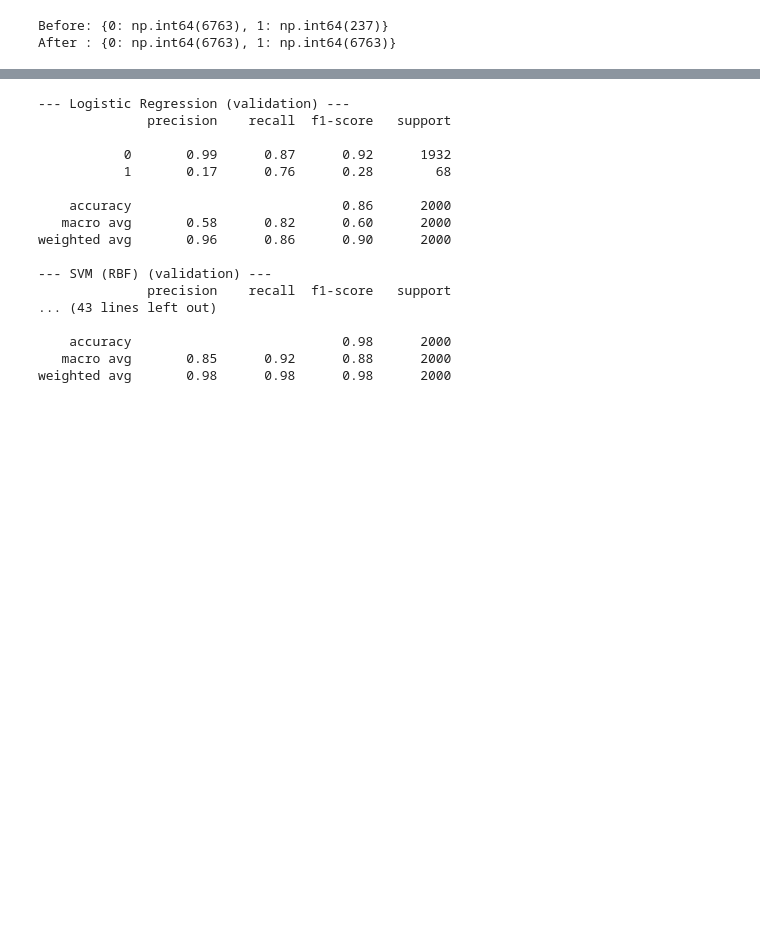
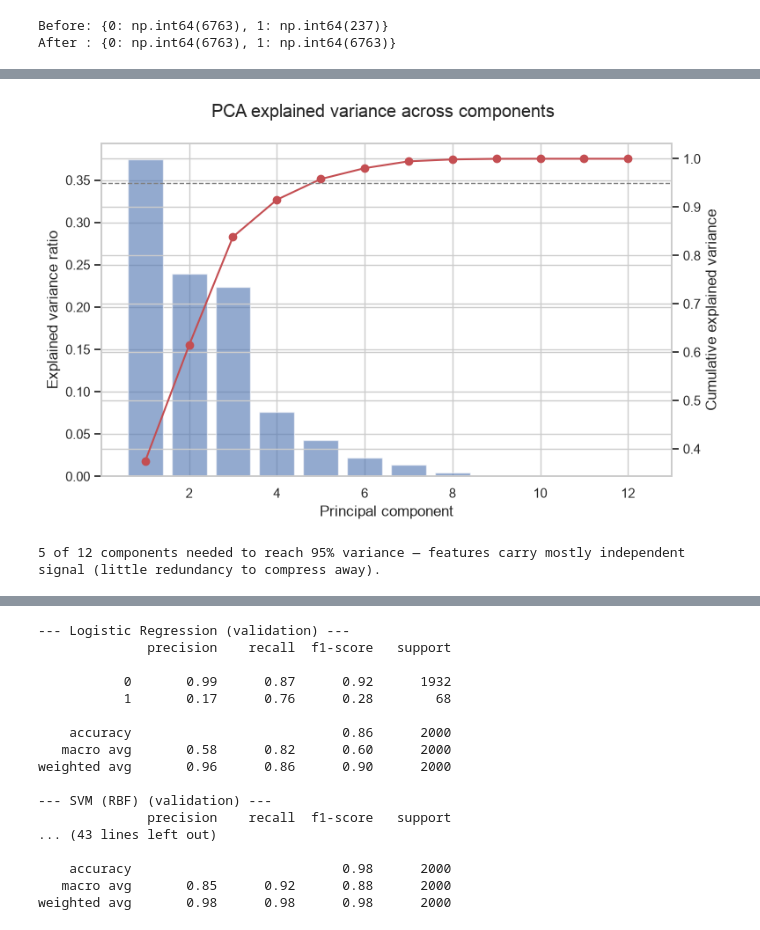
Before and after one commit to kowshik24/glowing-broccoli, a Jupyter notebook: notebooks/Exploratory-Data-Analysis.ipynb, the cells around one changed output, grey strips where cells are left out. Saved outputs shown, nothing was run; the diff lists cells and outputs as text; code cells hidden in the pictures; blank space fills up the shorter version.

```diff
--- a/notebooks/Exploratory-Data-Analysis.ipynb
+++ b/notebooks/Exploratory-Data-Analysis.ipynb
@@ -439,0 +449,23 @@ After : {0: np.int64(6763), 1: np.int64(6763)}
+# %%
+pca_full = PCA(random_state=RANDOM_STATE)
+pca_full.fit(X_train_proc)
+explained = pca_full.explained_variance_ratio_
+cumulative = np.cumsum(explained)
+
+fig, ax1 = plt.subplots(figsize=(8, 5))
+ax1.bar(range(1, len(explained) + 1), explained, alpha=0.6, color='#4C72B0', label='per-component')
+ax1.set_xlabel('Principal component')
+ax1.set_ylabel('Explained variance ratio')
+ax2 = ax1.twinx()
+ax2.plot(range(1, len(cumulative) + 1), cumulative, color='#C44E52', marker='o', label='cumulative')
+ax2.axhline(0.95, color='gray', linestyle='--', linewidth=1)
+ax2.set_ylabel('Cumulative explained variance')
+fig.suptitle('PCA explained variance across components')
+fig.tight_layout()
+plt.show()
+
+n_for_95 = int(np.searchsorted(cumulative, 0.95) + 1)
+print(f'{n_for_95} of {len(explained)} components needed to reach 95% variance — features carry mostly independent signal (little redundancy to compress away).')
+# %% [output]
+[figure, added]
+5 of 12 components needed to reach 95% variance — features carry mostly independent signal (little redundancy to compress away).
```
Also changed, not shown: parts of 19 cells of this notebook.
